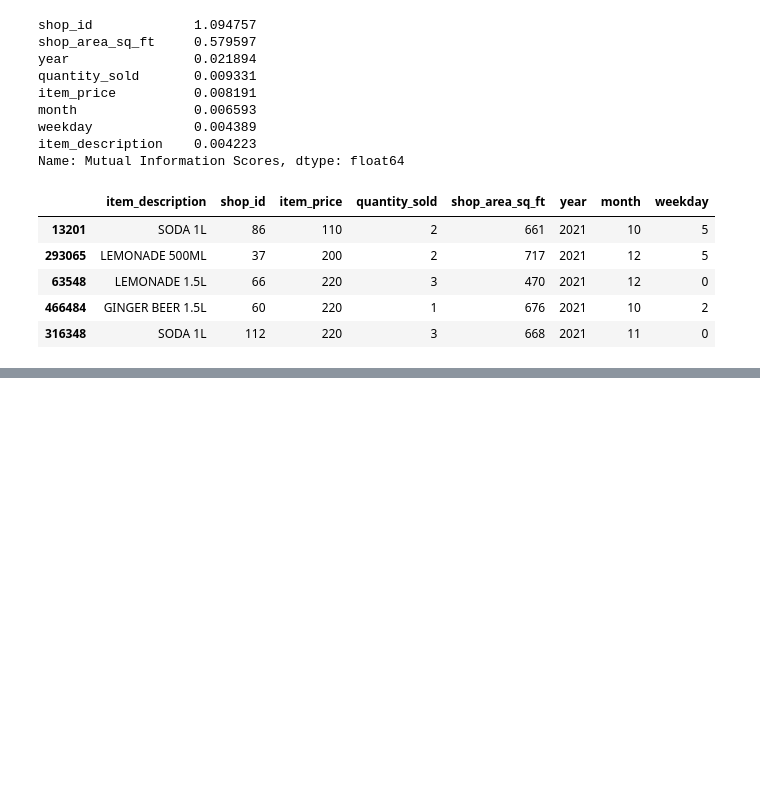
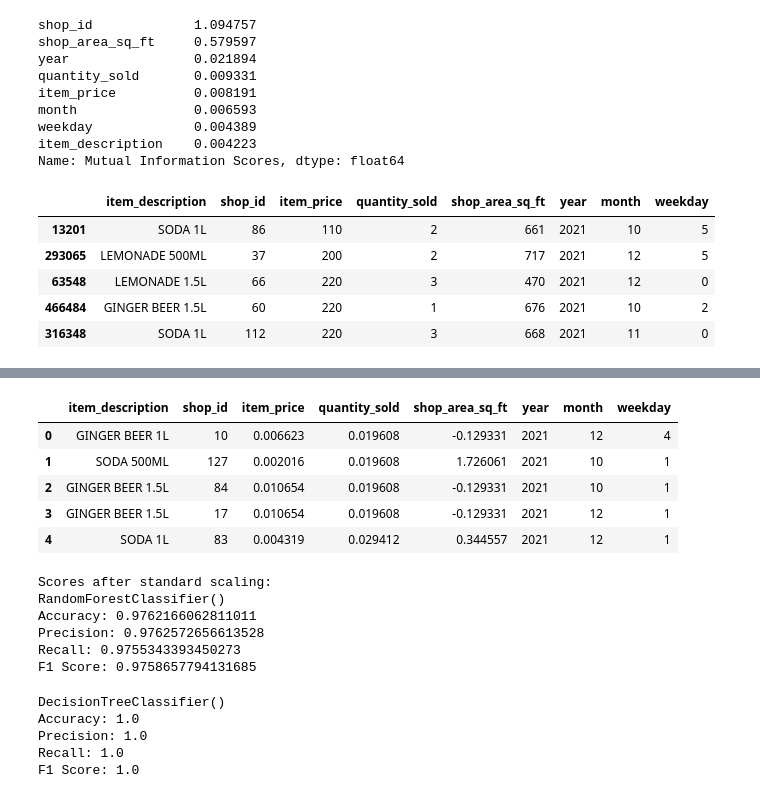
Before and after one commit to AnoshanJ/Datastorm4.0, a Jupyter notebook: Day 2/Solution.ipynb, the cells around one changed output, grey strips where cells are left out. Cells and saved outputs as stored; diff of their text form; code cells hidden in the pictures; blank space fills up the shorter version.

```diff
--- a/Day 2/Solution.ipynb
+++ b/Day 2/Solution.ipynb
@@ -642,0 +647,18 @@ score_classification(logr, scaled_df1_x, df1_y, scaled_df2_x, df2_y)
+# %%
+from sklearn.preprocessing import StandardScaler
+from sklearn.preprocessing import MinMaxScaler
+X_train.reset_index(drop=True, inplace=True)
+X_test.reset_index(drop=True, inplace=True)
+
+ct2 = ColumnTransformer([("sScaler", StandardScaler(), ["shop_area_sq_ft"]),
+                         ("MinMaxScaler", MinMaxScaler(), ["item_price", "quantity_sold"])])
+scaled_df1_x = pd.DataFrame(ct2.fit_transform(X_train), columns=["shop_area_sq_ft", "item_price", "quantity_sold"])
+scaled_df2_x = pd.DataFrame(ct2.transform(X_test), columns=["shop_area_sq_ft", "item_price", "quantity_sold"])
+
+# Create copies of X_train and X_test with the scaled values
+X_train_scaled = X_train.copy()
+X_test_scaled = X_test.copy()
+
+# Assign the scaled values to the new dataframes
+X_train_scaled[scaled_df1_x.columns] = scaled_df1_x
+X_test_scaled[scaled_df2_x.columns] = scaled_df2_x
@@ -642,0 +674,28 @@ score_classification(logr, scaled_df1_x, df1_y, scaled_df2_x, df2_y)
+# %%
+X_test_scaled.head()
+# %% [output]
+|  | item_description | shop_id | item_price | quantity_sold | shop_area_sq_ft | year | month | weekday |
+| 0 | GINGER BEER 1L | 10 | 0.006623 | 0.019608 | -0.129331 | 2021 | 12 | 4 |
+| 1 | SODA 500ML | 127 | 0.002016 | 0.019608 | 1.726061 | 2021 | 10 | 1 |
+| 2 | GINGER BEER 1.5L | 84 | 0.010654 | 0.019608 | -0.129331 | 2021 | 10 | 1 |
+| 3 | GINGER BEER 1.5L | 17 | 0.010654 | 0.019608 | -0.129331 | 2021 | 12 | 1 |
+| 4 | SODA 1L | 83 | 0.004319 | 0.029412 | 0.344557 | 2021 | 12 | 1 |
+# %%
+
+print("Scores after standard scaling: ")
+score_classification(rfc, X_train_scaled, y_train, X_test_scaled, y_test)
+# %% [output]
+Scores after standard scaling:
+RandomForestClassifier()
+Accuracy: 0.9762166062811011
+Precision: 0.9762572656613528
+Recall: 0.9755343393450273
+F1 Score: 0.9758657794131685
+# %%
+score_classification(dtc, X_train_scaled, y_train, X_test_scaled, y_test)
+# %% [output]
+DecisionTreeClassifier()
+Accuracy: 1.0
+Precision: 1.0
+Recall: 1.0
+F1 Score: 1.0
```
Also changed, not shown: parts of 15 cells of this notebook.
